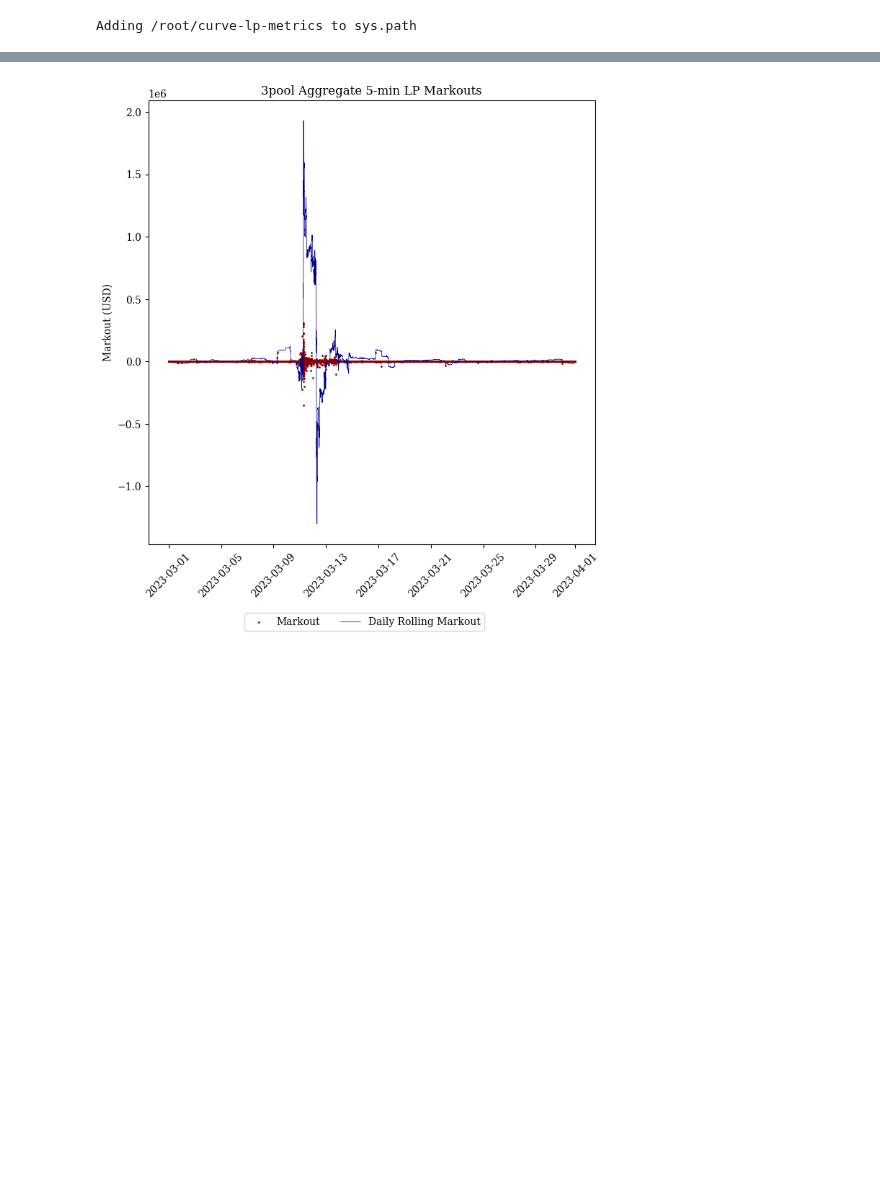
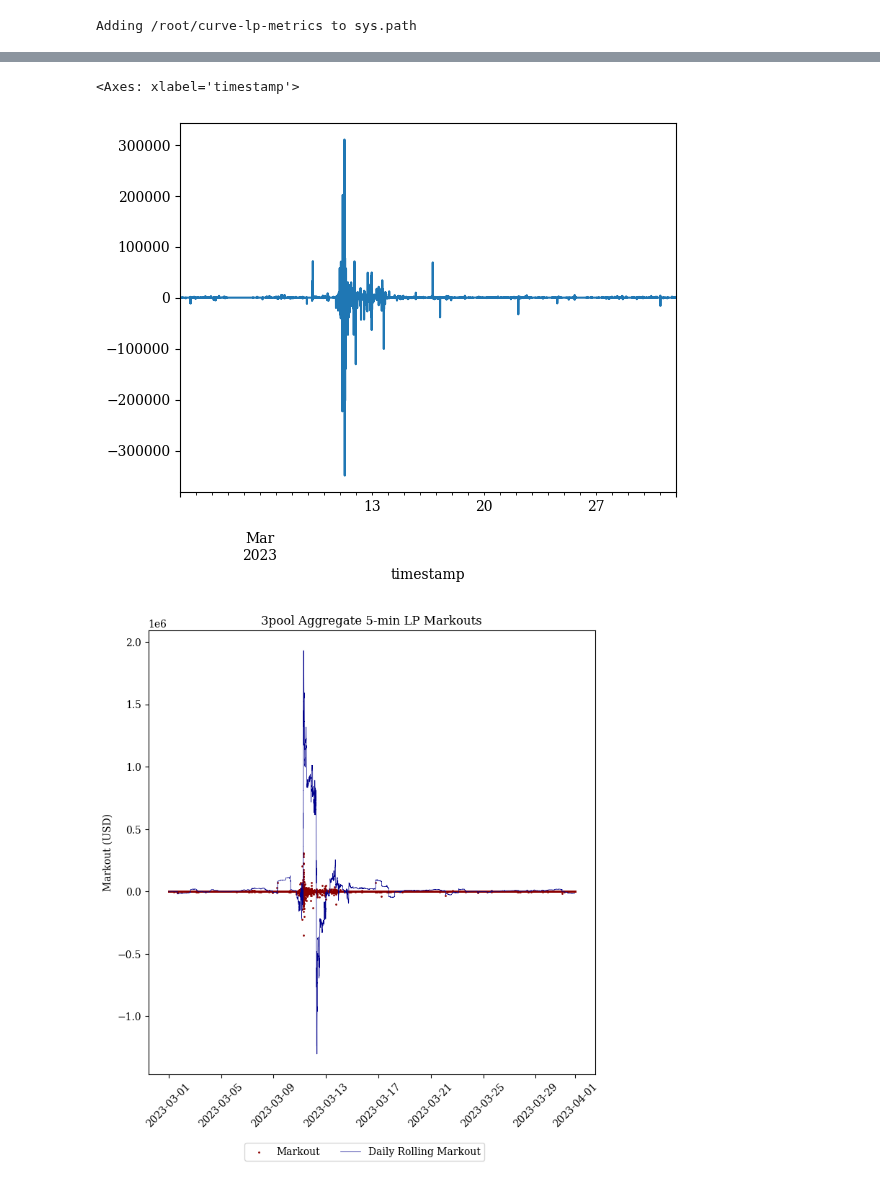
Before and after one commit to xenophonlabs/curve-lp-metrics, a Jupyter notebook: notebooks/markouts.ipynb, the cells around one changed output, grey strips where cells are left out. Drawn from its saved outputs; the diff is of its cells as text; code cells hidden in the pictures; blank space fills up the shorter version.

Commit message:
Backfilling and metrics processing

```diff
--- a/notebooks/markouts.ipynb
+++ b/notebooks/markouts.ipynb
@@ -57,6 +57,12 @@ for k, v in tokens.items():
         continue
     ohlcv = datahandler.get_ohlcv_data(v, start=start_ts, end=end_ts)
     ohlcvs[v] = ohlcv
+# %%
+markouts = MetricsProcessor.markout(swaps_data, ohlcvs, window=timedelta(minutes=5), who='lp', freq='1min')
+markouts.plot()
+# %% [output]
+<Axes: xlabel='timestamp'>
+[figure, added]
 # %%
 min5_markouts = MetricsProcessor.markout(swaps_data, ohlcvs, window=timedelta(minutes=5), who='lp')
 
```
Also changed, not shown: parts of 1 cell of this notebook, 9 other files.
